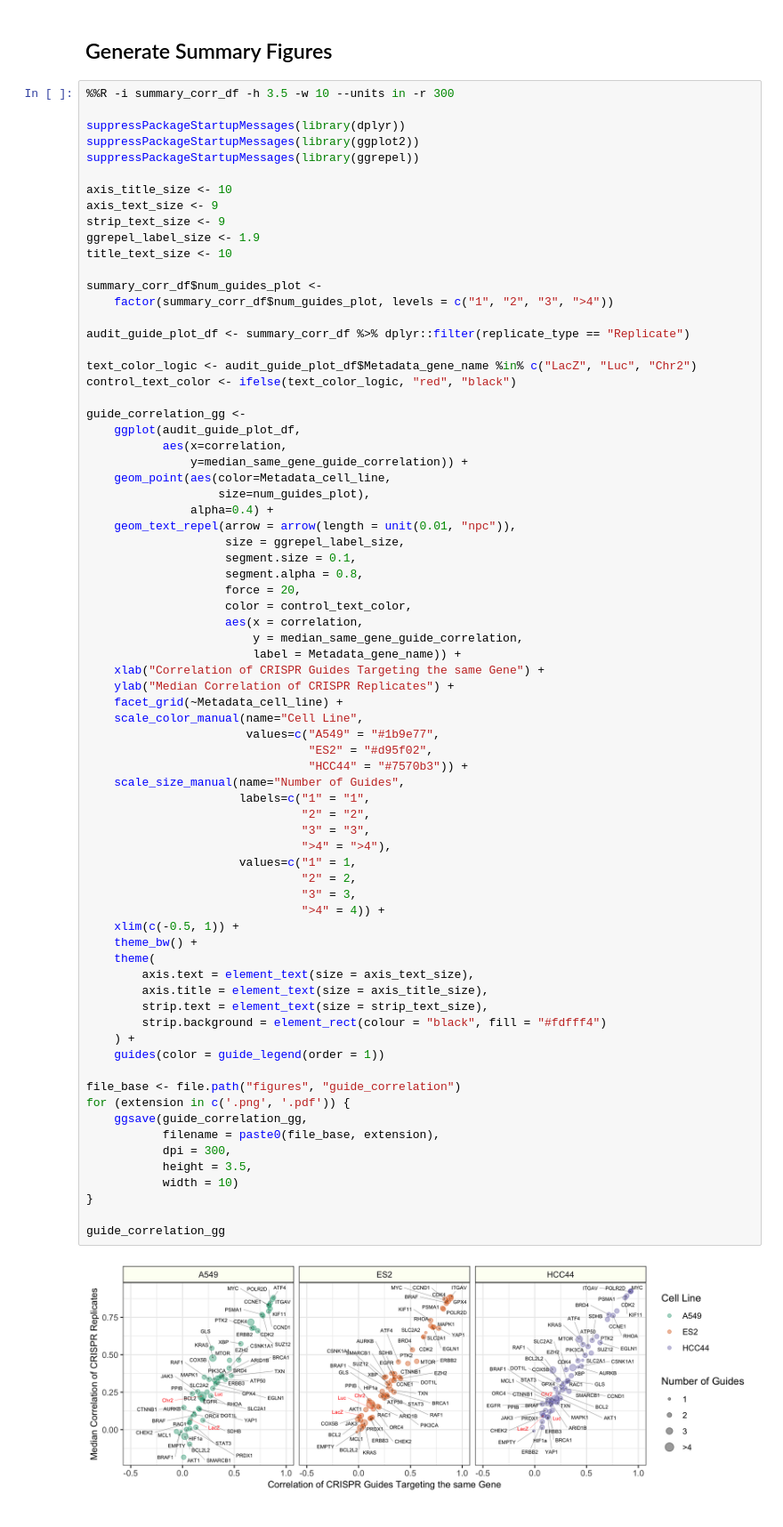
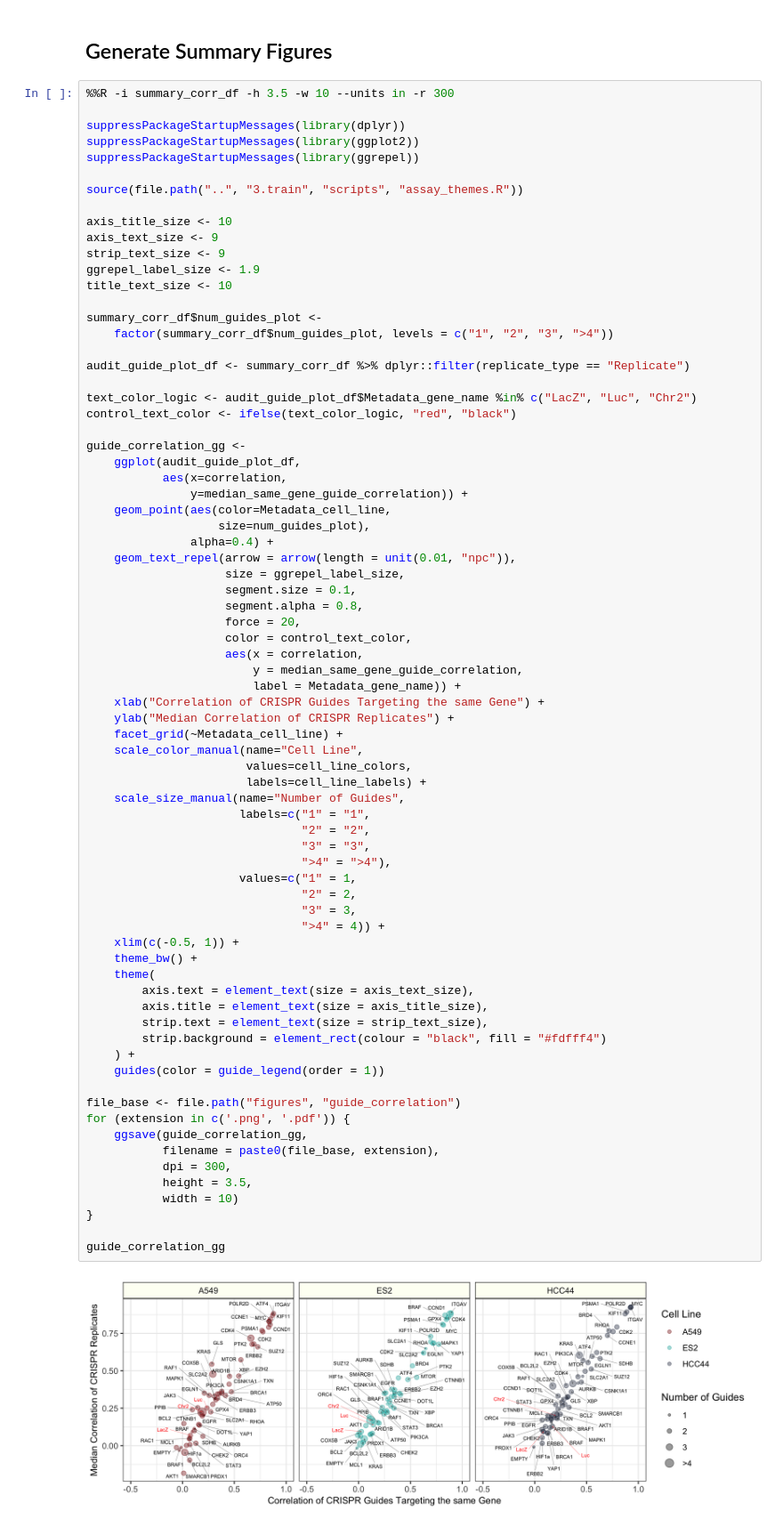
Before and after one commit to broadinstitute/cell-health, a Jupyter notebook: 2.replicate-reproducibility/0.analyze-audit.ipynb, the cells around one changed output. Shown: that part at 89% size. Cells and saved outputs as stored; diff of their text form.

Commit message:
update auditing cell line colors

```diff
--- a/2.replicate-reproducibility/0.analyze-audit.ipynb
+++ b/2.replicate-reproducibility/0.analyze-audit.ipynb
@@ -183,6 +183,8 @@ summary_corr_df.head()
 suppressPackageStartupMessages(library(dplyr))
 suppressPackageStartupMessages(library(ggplot2))
 suppressPackageStartupMessages(library(ggrepel))
+
+source(file.path("..", "3.train", "scripts", "assay_themes.R"))
 
 axis_title_size <- 10
 axis_text_size <- 9
@@ -218,40 +220,39 @@ guide_correlation_gg <-
     ylab("Median Correlation of CRISPR Replicates") +
     facet_grid(~Metadata_cell_line) +
     scale_color_manual(name="Cell Line",
-                       values=c("A549" = "#1b9e77",
-                                "ES2" = "#d95f02",
-                                "HCC44" = "#7570b3")) +
+                       values=cell_line_colors,
+                       labels=cell_line_labels) +
     scale_size_manual(name="Number of Guides",
                       labels=c("1" = "1",
                                "2" = "2",
                                "3" = "3",
                                ">4" = ">4"),
                       values=c("1" = 1,
                                "2" = 2,
                                "3" = 3,
                                ">4" = 4)) +
     xlim(c(-0.5, 1)) +
     theme_bw() +
     theme(
         axis.text = element_text(size = axis_text_size),
         axis.title = element_text(size = axis_title_size),
         strip.text = element_text(size = strip_text_size),
         strip.background = element_rect(colour = "black", fill = "#fdfff4")
     ) +
     guides(color = guide_legend(order = 1))
 
 file_base <- file.path("figures", "guide_correlation")
 for (extension in c('.png', '.pdf')) {
     ggsave(guide_correlation_gg,
            filename = paste0(file_base, extension),
            dpi = 300,
            height = 3.5,
            width = 10)
 }
 
 guide_correlation_gg
 # %% [output]
-[figure, old version]
+[figure, new version]
 # %%
 gg.options.figure_size=(6.4, 4.8)
 
```
Also changed, not shown: parts of 3 cells of this notebook, 5 other files.
